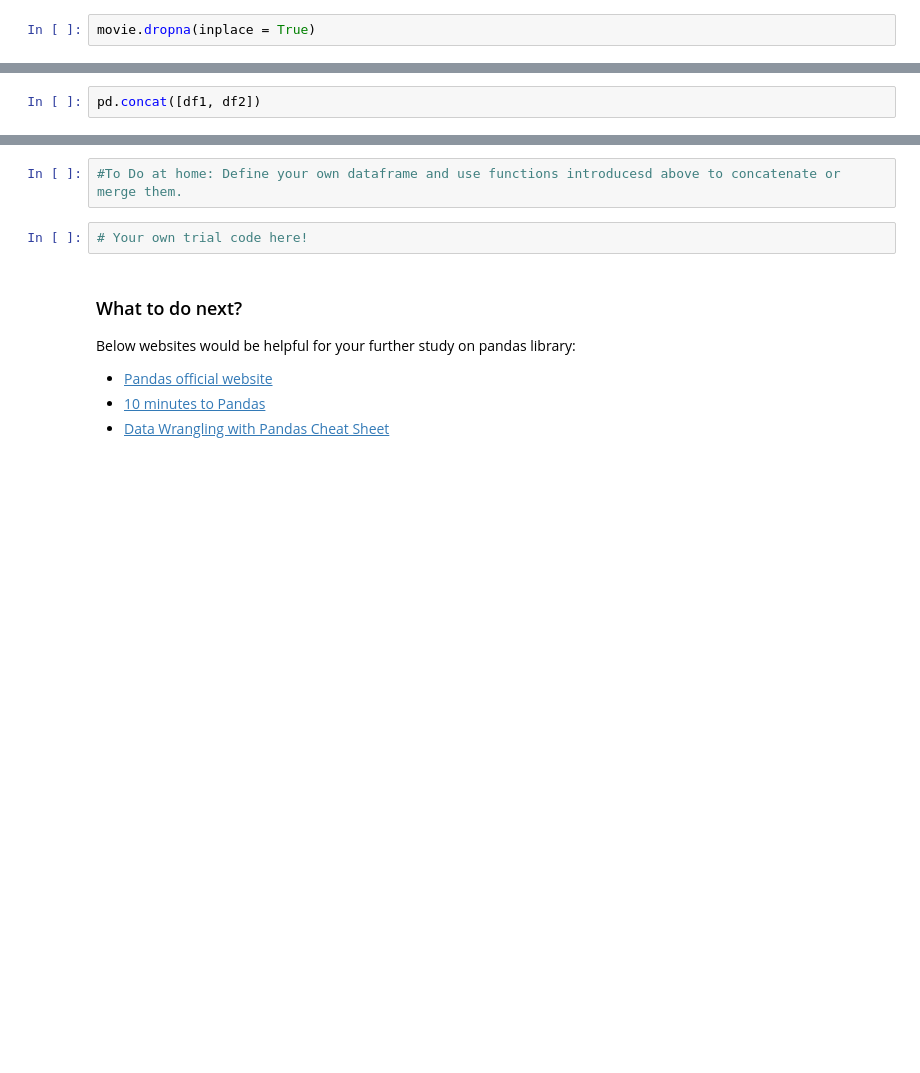
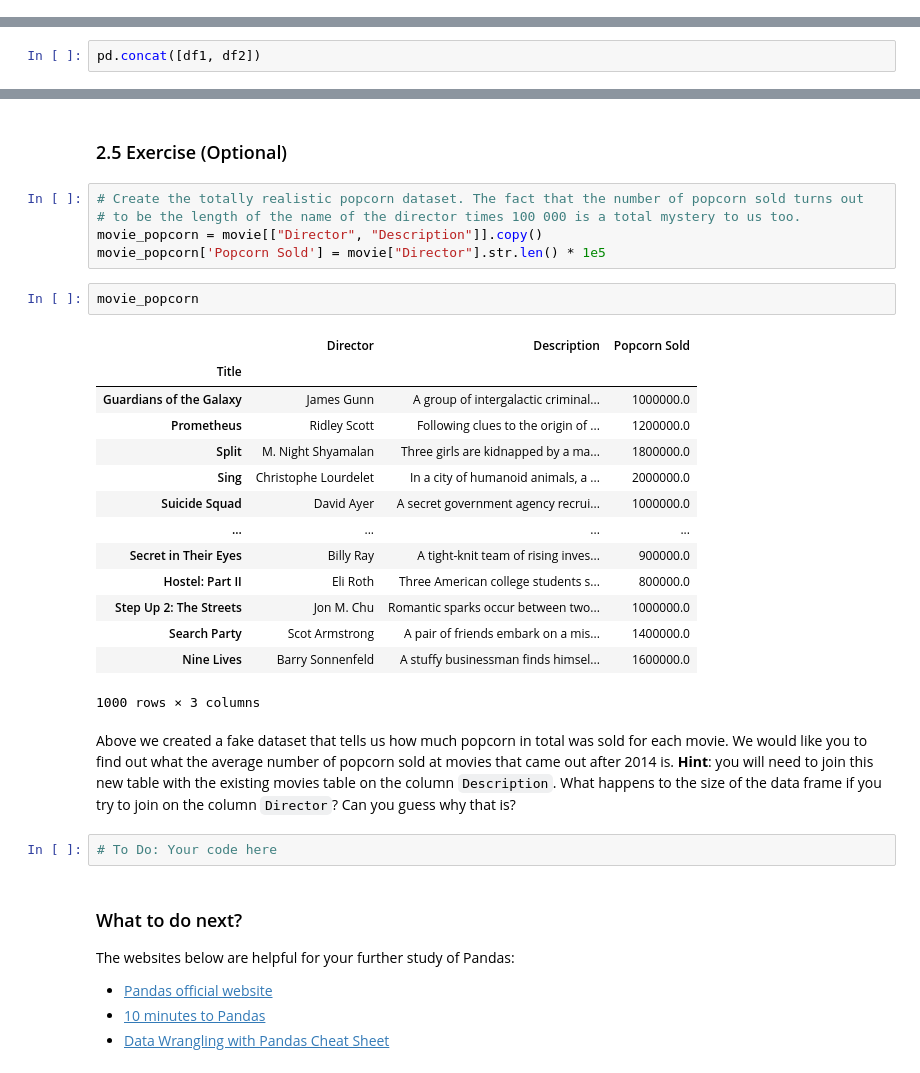
Before and after one commit to UCLAIS/Machine-Learning-Tutorials, a Jupyter notebook: notebooks/Session01-Pandas.ipynb, the cells around one changed output, grey strips where cells are left out. Saved outputs shown, nothing was run; the diff lists cells and outputs as text; blank space fills up the shorter version.

```diff
--- a/notebooks/Session01-Pandas.ipynb
+++ b/notebooks/Session01-Pandas.ipynb
@@ -184,3 +383 @@ movie.fillna(value = 0)
-# %%
-movie.dropna(inplace = True)
 # %%
@@ -220,10 +437,34 @@ pd.merge(demis, sedol, on = 'Modules')
-# %%
-#To Do at home: Define your own dataframe and use functions introducesd above to concatenate or merge them.
+# %% [markdown]
+### 2.5 Exercise (Optional)
+# %%
+# Create the totally realistic popcorn dataset. The fact that the number of popcorn sold turns out
+# to be the length of the name of the director times 100 000 is a total mystery to us too.
+movie_popcorn = movie[["Director", "Description"]].copy()
+movie_popcorn['Popcorn Sold'] = movie["Director"].str.len() * 1e5
+# %%
+movie_popcorn
+# %% [output]
+|  | Director | Description | Popcorn Sold |
+| Title |  |  |  |
+| Guardians of the Galaxy | James Gunn | A group of intergalactic criminal... | 1000000.0 |
+| Prometheus | Ridley Scott | Following clues to the origin of ... | 1200000.0 |
+| Split | M. Night Shyamalan | Three girls are kidnapped by a ma... | 1800000.0 |
+| Sing | Christophe Lourdelet | In a city of humanoid animals, a ... | 2000000.0 |
+| Suicide Squad | David Ayer | A secret government agency recrui... | 1000000.0 |
+| ... | ... | ... | ... |
+| Secret in Their Eyes | Billy Ray | A tight-knit team of rising inves... | 900000.0 |
+| Hostel: Part II | Eli Roth | Three American college students s... | 800000.0 |
+| Step Up 2: The Streets | Jon M. Chu | Romantic sparks occur between two... | 1000000.0 |
+| Search Party | Scot Armstrong | A pair of friends embark on a mis... | 1400000.0 |
+| Nine Lives | Barry Sonnenfeld | A stuffy businessman finds himsel... | 1600000.0 |
+1000 rows × 3 columns
+# %% [markdown]
+Above we created a fake dataset that tells us how much popcorn in total was sold for each movie. We would like you to find out what the average number of popcorn sold at movies that came out after 2014 is. **Hint**: you will need to join this new table with the existing movies table on the column `Description`. What happens to the size of the data frame if you try to join on the column `Director`? Can you guess why that is?
 # %%
-# Your own trial code here!
+# To Do: Your code here
 # %% [markdown]
 ### What to do next?
-Below websites would be helpful for your further study on pandas library:
+The websites below are helpful for your further study of Pandas:
 - [Pandas official website](https://pandas.pydata.org)
 - [10 minutes to Pandas](https://pandas.pydata.org/pandas-docs/stable/getting_started/10min.html)
 - [Data Wrangling with Pandas Cheat Sheet](https://pandas.pydata.org/Pandas_Cheat_Sheet.pdf)
```
Also changed, not shown: parts of 46 cells of this notebook, 3 other files.
